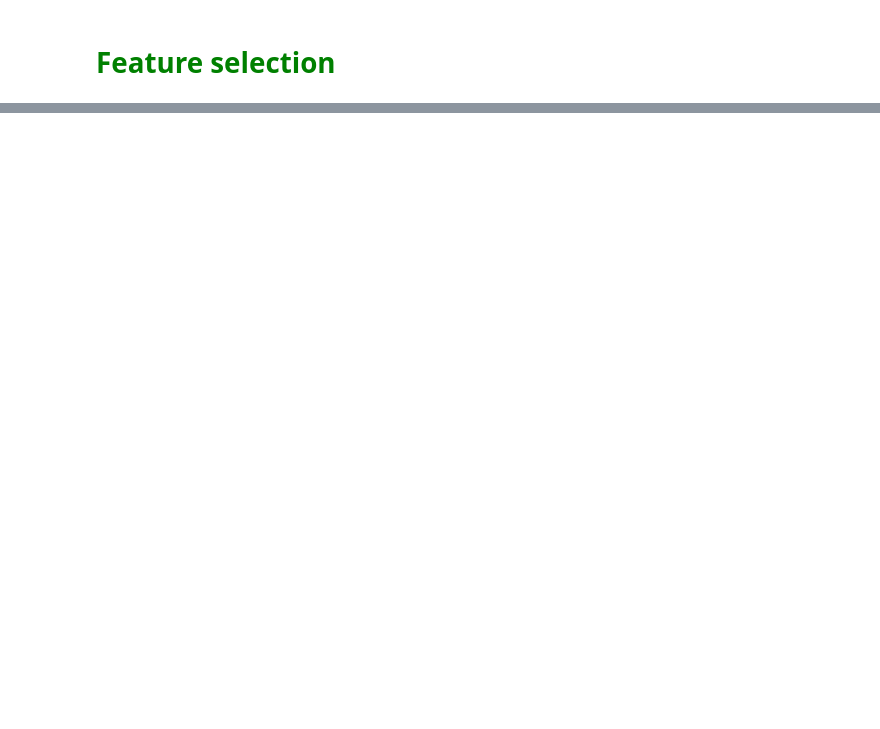
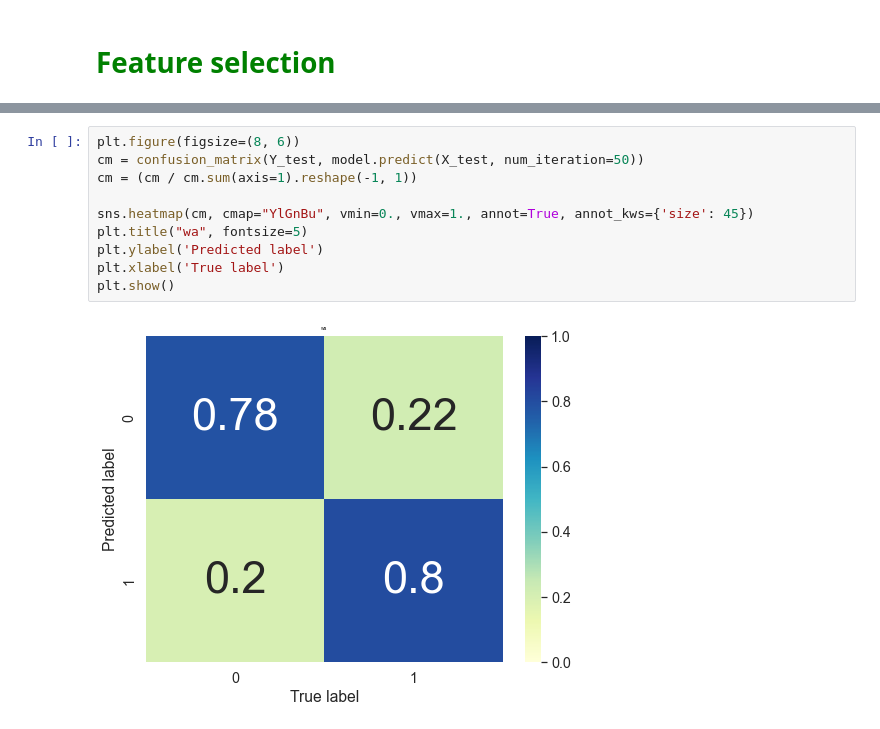
Before and after one commit to mateusb12/valorant_impact, a Jupyter notebook: webscrapping/model/model_improvement/tests.ipynb, the cells around one changed output, grey strips where cells are left out. Cells and saved outputs as stored; diff of their text form; blank space fills up the shorter version.

```diff
--- a/webscrapping/model/model_improvement/tests.ipynb
+++ b/webscrapping/model/model_improvement/tests.ipynb
@@ -30,0 +111,12 @@ df
+# %%
+plt.figure(figsize=(8, 6))
+cm = confusion_matrix(Y_test, model.predict(X_test, num_iteration=50))
+cm = (cm / cm.sum(axis=1).reshape(-1, 1))
+
+sns.heatmap(cm, cmap="YlGnBu", vmin=0., vmax=1., annot=True, annot_kws={'size': 45})
+plt.title("wa", fontsize=5)
+plt.ylabel('Predicted label')
+plt.xlabel('True label')
+plt.show()
+# %% [output]
+[figure, added]
```
Also changed, not shown: parts of 14 cells of this notebook.
